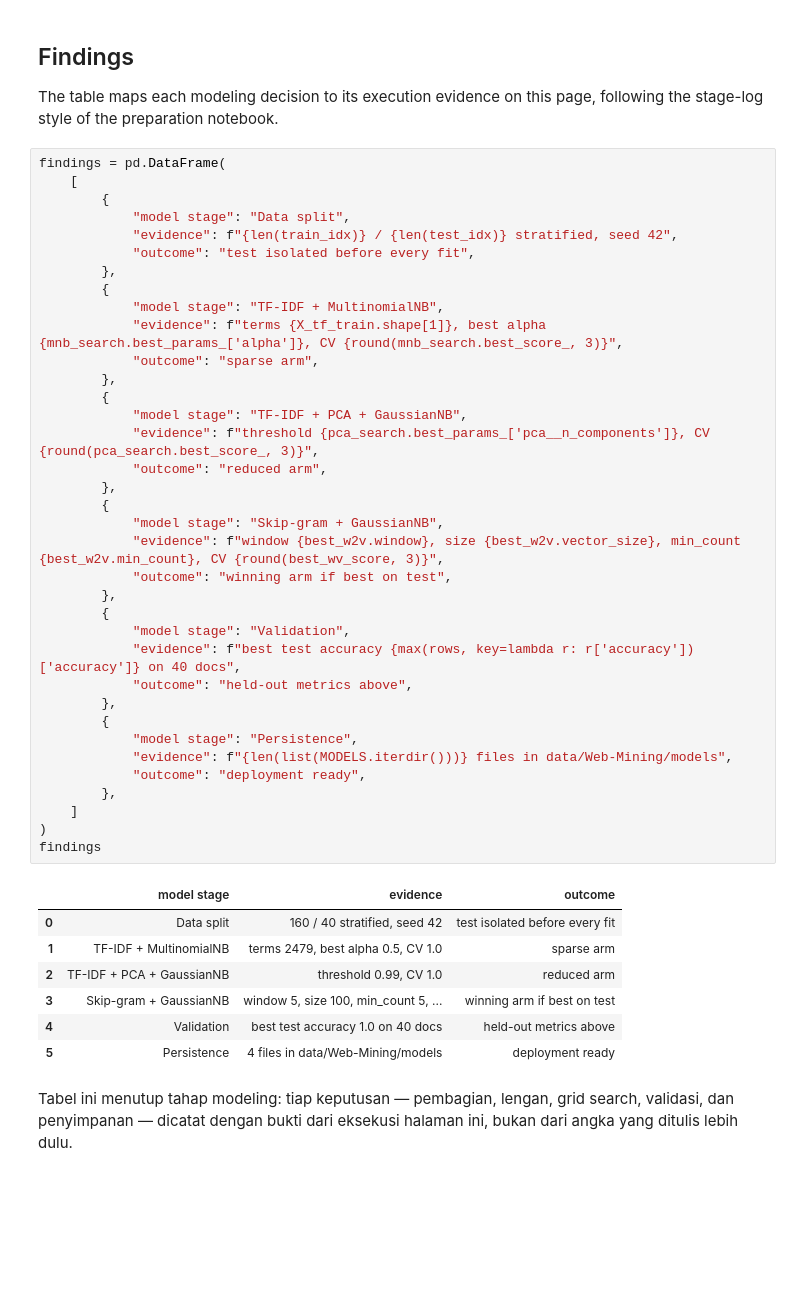
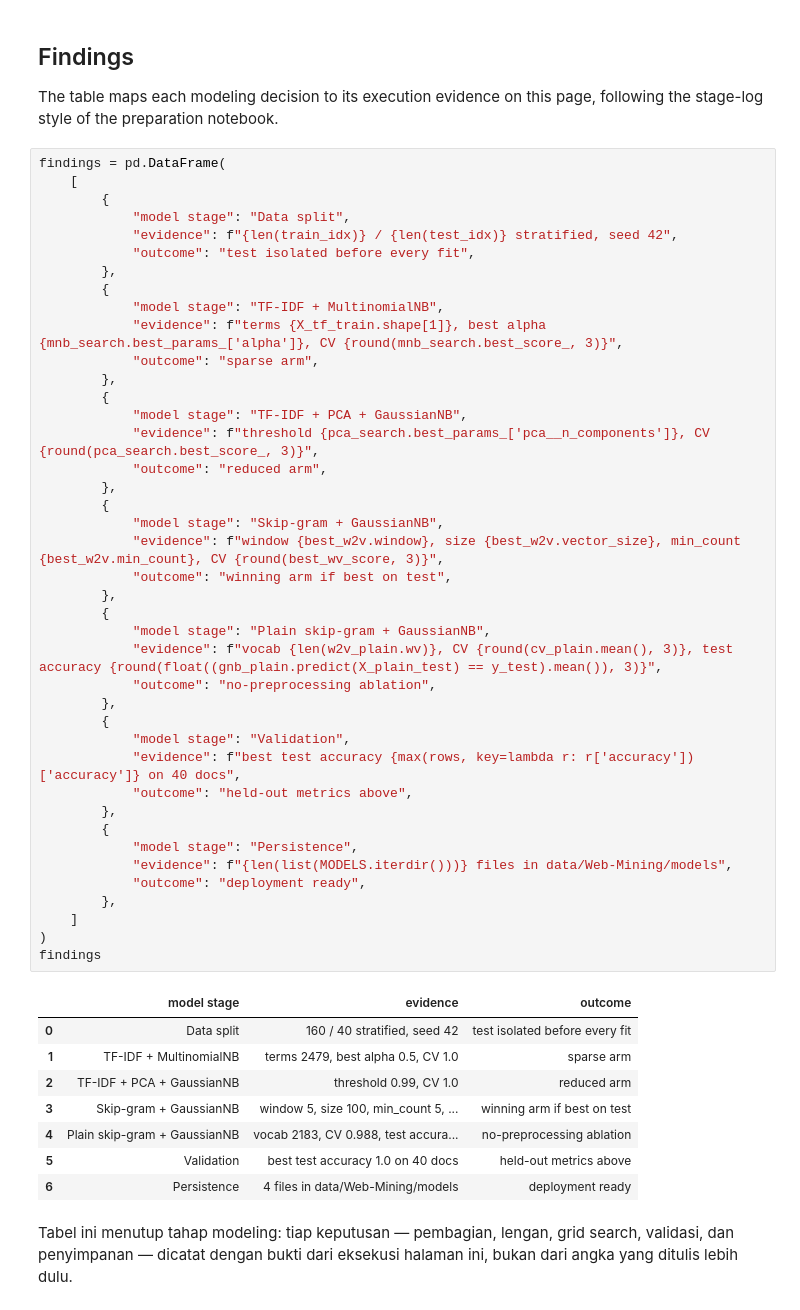
Before and after one commit to rhindottire/PPW, a Jupyter notebook: notebook/CRISP-DM/Modeling.ipynb, the cells around one changed output. Drawn from its saved outputs; the diff is of its cells as text; blank space fills up the shorter version.

```diff
--- a/notebook/CRISP-DM/Modeling.ipynb
+++ b/notebook/CRISP-DM/Modeling.ipynb
@@ -483,35 +554,41 @@ findings = pd.DataFrame(
         },
         {
             "model stage": "TF-IDF + PCA + GaussianNB",
             "evidence": f"threshold {pca_search.best_params_['pca__n_components']}, CV {round(pca_search.best_score_, 3)}",
             "outcome": "reduced arm",
         },
         {
             "model stage": "Skip-gram + GaussianNB",
             "evidence": f"window {best_w2v.window}, size {best_w2v.vector_size}, min_count {best_w2v.min_count}, CV {round(best_wv_score, 3)}",
             "outcome": "winning arm if best on test",
         },
         {
+            "model stage": "Plain skip-gram + GaussianNB",
+            "evidence": f"vocab {len(w2v_plain.wv)}, CV {round(cv_plain.mean(), 3)}, test accuracy {round(float((gnb_plain.predict(X_plain_test) == y_test).mean()), 3)}",
+            "outcome": "no-preprocessing ablation",
+        },
+        {
             "model stage": "Validation",
             "evidence": f"best test accuracy {max(rows, key=lambda r: r['accuracy'])['accuracy']} on 40 docs",
             "outcome": "held-out metrics above",
         },
         {
             "model stage": "Persistence",
             "evidence": f"{len(list(MODELS.iterdir()))} files in data/Web-Mining/models",
             "outcome": "deployment ready",
         },
     ]
 )
 findings
 # %% [output]
 |  | model stage | evidence | outcome |
 | 0 | Data split | 160 / 40 stratified, seed 42 | test isolated before every fit |
 | 1 | TF-IDF + MultinomialNB | terms 2479, best alpha 0.5, CV 1.0 | sparse arm |
 | 2 | TF-IDF + PCA + GaussianNB | threshold 0.99, CV 1.0 | reduced arm |
 | 3 | Skip-gram + GaussianNB | window 5, size 100, min_count 5, ... | winning arm if best on test |
-| 4 | Validation | best test accuracy 1.0 on 40 docs | held-out metrics above |
-| 5 | Persistence | 4 files in data/Web-Mining/models | deployment ready |
+| 4 | Plain skip-gram + GaussianNB | vocab 2183, CV 0.988, test accura... | no-preprocessing ablation |
+| 5 | Validation | best test accuracy 1.0 on 40 docs | held-out metrics above |
+| 6 | Persistence | 4 files in data/Web-Mining/models | deployment ready |
 # %% [markdown]
 Tabel ini menutup tahap modeling: tiap keputusan — pembagian, lengan,
 grid search, validasi, dan penyimpanan — dicatat dengan bukti dari
```
Also changed, not shown: parts of 12 cells of this notebook, 13 other files.
